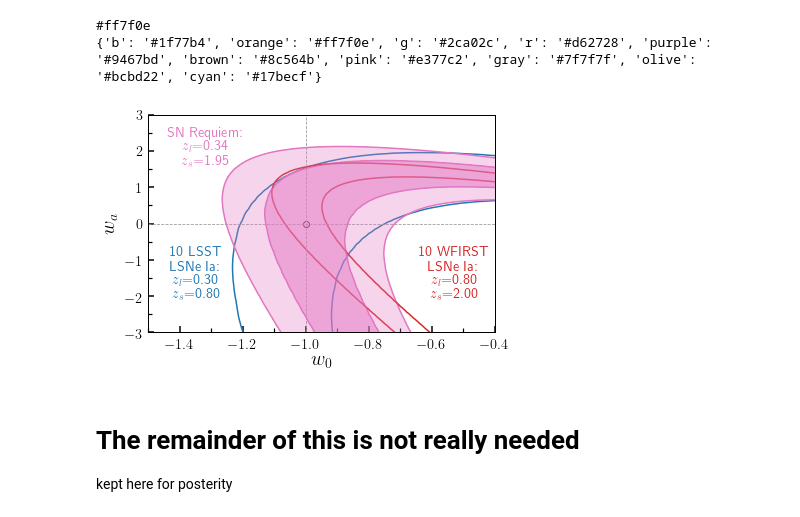
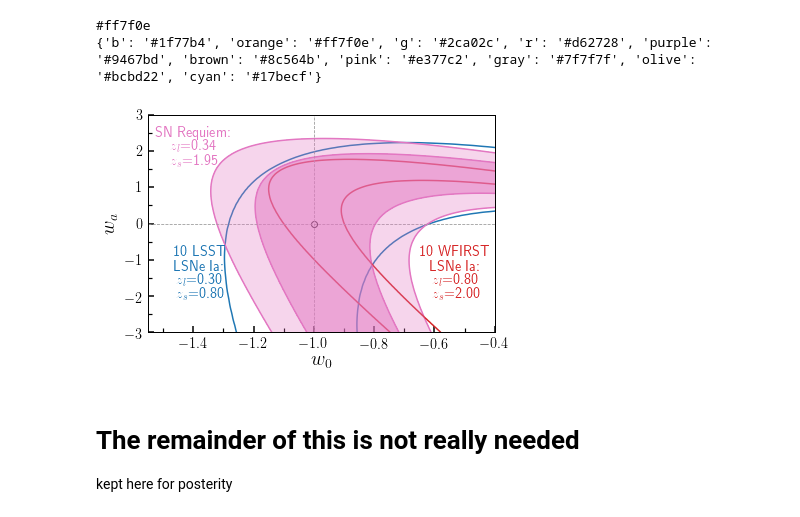
Before and after one commit to gbrammer/mrg0138_supernova, a Jupyter notebook: Analysis/Cosmology/snRequiem_boomerangs.ipynb, the cells around one changed output. Cells and saved outputs as stored; diff of their text form; code cells hidden in the pictures.

Commit message:
fixed likelihood bug in cosmology

```diff
--- a/Analysis/Cosmology/snRequiem_boomerangs.ipynb
+++ b/Analysis/Cosmology/snRequiem_boomerangs.ipynb
@@ -254,7 +254,7 @@ for survey in [lsst, wfirst, requiem, requiem_better]:
 Note that we are assuming perfect knowledge of H0 and Om, and assuming a flat universe. (Perhaps an optimistic view of the state of cosmology in 2035, but the purpose here is to show the constraining power of SN Requiem and how it is complementary to most of the lensed SN samples we expect from LSST and WFIRST.
 # %%
 # No MCMC here, just make a simple grid of w0, wa and compute the likelihood at each point
-w0list = np.arange(-1.3, -0.3, 0.02)
+w0list = np.arange(-1.4, -0.3, 0.01)
 walist = np.arange(-3, 3, 0.04)
 w0grid, wagrid = np.meshgrid(w0list, walist)
 
@@ -264,7 +264,7 @@ for survey in [lsst, requiem, wfirst, requiem_better]:
         survey['zl'], survey['zs'], survey['dTc'])
                        for i in range(len(w0list))]
                       for j in range(len(walist))])
-    likelihood = 10**loglE
+    likelihood = np.exp(loglE)
     like_rescaled = rescale_likelihood(likelihood)
     survey['likelihood'] = like_rescaled
 # %% [markdown]
@@ -294,7 +294,7 @@ for survey, color, alpha in zip([lsst, requiem, requiem_better, wfirst],
                          [0.3, 0.3, 0.5, 0.3]):
 
     ax.contour(w0grid, wagrid, survey['likelihood'], colors=[color],
-               levels=[0.68])
+               levels=[0,0.68])
     if color == rc:
         ax.contourf(w0grid, wagrid, survey['likelihood'], colors=[color],
                     levels=[0,0.68], alpha=alpha, zorder=10)
@@ -303,37 +303,37 @@ ax.plot(-1,0,marker='o', mec='k', mfc='w', ms=6)
 ax.axhline(0,ls='--', color='0.6', lw=0.8)
 ax.axvline(-1,ls='--', color='0.6', lw=0.8)
 
 ax.set_xlabel("$w_0$", fontsize=20)
 ax.set_ylabel("$w_a$", fontsize=20)
 
 plt.setp(ax.xaxis.get_ticklabels(), fontsize='large')
 plt.setp(ax.yaxis.get_ticklabels(), fontsize='large')
 
-ax.text(-1.32,1.5,"SN Requiem:\n$z_l$={:.2f}\n$z_s$={:.2f}".format(
+ax.text(-1.4,1.5,"SN Requiem:\n$z_l$={:.2f}\n$z_s$={:.2f}".format(
     requiem['zl'],requiem['zs']), color=rc, ha='center', va='bottom', fontsize='large')
 
-ax.text(-1.35,-1.4,"{:d} LSST\nLSNe Ia:\n$z_l$={:.2f}\n$z_s$={:.2f}".format(
+ax.text(-1.38,-1.4,"{:d} LSST\nLSNe Ia:\n$z_l$={:.2f}\n$z_s$={:.2f}".format(
     lsst['N'], lsst['zl'],lsst['zs']),
         color=other_colors[0], ha='center',va='center', fontsize='large')
 
 ax.text(-0.53,-1.4,"{:d} WFIRST\nLSNe Ia:\n$z_l$={:.2f}\n$z_s$={:.2f}".format(
     wfirst['N'],wfirst['zl'],wfirst['zs']),
         color=other_colors[1], ha='center',va='center', fontsize='large')
 
 ax.xaxis.set_major_locator(ticker.MultipleLocator(0.2))
 ax.xaxis.set_minor_locator(ticker.MultipleLocator(0.1))
 
 ax.yaxis.set_major_locator(ticker.MultipleLocator(1))
 ax.yaxis.set_minor_locator(ticker.MultipleLocator(0.5))
 
-ax.set_xlim(-1.5,-0.4)
+ax.set_xlim(-1.55,-0.4)
 ax.set_ylim(-3,3)
 
 plt.tight_layout()
 
 plt.savefig("../../Paper/Figures/snrequiem_w0wa_compared_to_lsst_wfirst.pdf")
 # %% [output]
-[figure, old version]
+[figure, new version]
 # %% [markdown]
 # The remainder of this is not really needed
 
```
Also changed, not shown: parts of 2 cells of this notebook.
